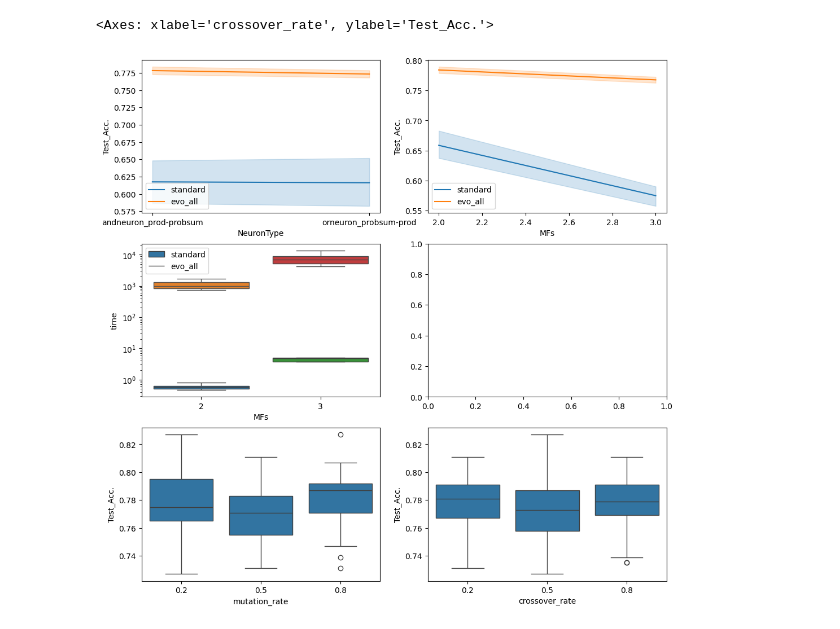
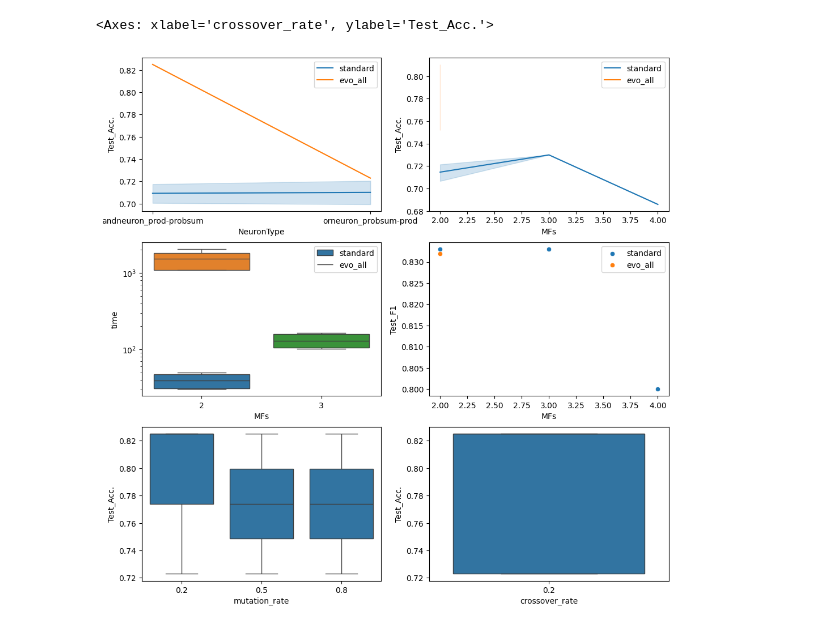
Before and after one commit to IDA-FBK/NeuroFuzzyProject, a Jupyter notebook: show_results.ipynb, the cells around one changed output. Cells and saved outputs as stored; diff of their text form; code cells hidden in the pictures.

Commit message:
spesis added

```diff
--- a/show_results.ipynb
+++ b/show_results.ipynb
@@ -3,10 +3,9 @@ import pandas as pd
 import numpy as np
 import seaborn as sns
 import matplotlib.pyplot as plt
+import os
 
-#load experiment
-dataset = "mammography"
+dataset = "sepsis"
 
-experiment_path_standard = "experiments/results/mamm01-standard"
-experiment_path_evo_all = "experiments/results/mamm01"
-# experiment_path_evo_partial = "./data/evo/evolve_partial_architecture/" + dataset
+experiment_path_standard = "experiments/results/sepsis/spesis_standard"
+experiment_path_evo_all = "experiments/results/sepsis/spesis_evo_fast_custom_fitness"
@@ -13,39 +28,47 @@ experiment_path_evo_all = "experiments/results/mamm01"
 # %%
 #load the data
 
-global_results_standard = pd.read_csv(experiment_path_standard + "/glob.csv")
-global_results_evo_all = pd.read_csv(experiment_path_evo_all + "/global_result_0.csv")
+global_results_standard = pd.read_csv(experiment_path_standard + "/global_result.csv")
+global_results_evo_all = pd.read_csv(experiment_path_evo_all + "/global_result.csv")
 # global_results_evo_partial = pd.read_csv(experiment_path_evo_partial + "/global_result.csv")
 
 
 #plot the results
 figure1, axs = plt.subplots(3, 2, figsize=(12, 12))
 sns.lineplot(data=global_results_standard, x="NeuronType", y="Test_Acc.", label="standard", ax=axs[0,0])
 sns.lineplot(data=global_results_evo_all, x="NeuronType", y="Test_Acc.", label="evo_all", ax=axs[0,0])
 
 sns.lineplot(data=global_results_standard, x="MFs", y="Test_Acc.", label="standard", ax=axs[0,1], markers="o")
 sns.lineplot(data=global_results_evo_all, x="MFs", y="Test_Acc.", label="evo_all", ax=axs[0,1], markers="o")
 # sns.lineplot(data=global_results_evo_partial, x="MFs", y="Test_Acc.", label="evo_partial", ax=axs[0,1], markers="o")
 
 
 sns.boxplot(data=global_results_standard[global_results_standard["MFs"]==2], x="MFs", y="time", ax=axs[1,0])
 sns.boxplot(data=global_results_evo_all[global_results_evo_all["MFs"]==2], x="MFs", y="time",  ax=axs[1,0])
 axs[1,0].legend(["standard", "evo_all"])
 axs[1,0].set_yscale("log")
 
 sns.boxplot(data=global_results_standard[global_results_standard["MFs"]==3], x="MFs", y="time", ax=axs[1,0])
 sns.boxplot(data=global_results_evo_all[global_results_evo_all["MFs"]==3], x="MFs", y="time",  ax=axs[1,0])
 axs[1,0].legend(["standard", "evo_all"])
 axs[1,0].set_yscale("log")
 
-# sns.boxplot(data=global_results_evo_partial, x="update_gene", y="Test_Acc.", ax=axs[1,1])
+
+#sns.boxplot(data=global_results_standard[global_results_standard["MFs"]==2], x="MFs", y="Test_F1", ax=axs[1,1])
+#sns.boxplot(data=global_results_evo_all[global_results_evo_all["MFs"]==2], x="MFs", y="Test_F1", ax=axs[1,1])
+
+#Get the best results on the validation set
+best_standard = global_results_standard.loc[global_results_standard.groupby("MFs")["Test_F1"].idxmax()]
+best_evo_all = global_results_evo_all.loc[global_results_evo_all.groupby("MFs")["Dev_F1"].idxmax()]
+sns.scatterplot(data=best_standard, x="MFs", y="Test_F1", label="standard", ax=axs[1,1], markers="o")
+sns.scatterplot(data=best_evo_all, x="MFs", y="Test_F1", label="evo_all", ax=axs[1,1], markers="o")
 
 
 sns.boxplot(data=global_results_evo_all, x="mutation_rate", y="Test_Acc.", ax=axs[2,0])
 
 
 
 sns.boxplot(data=global_results_evo_all, x="crossover_rate", y="Test_Acc.", ax=axs[2,1])
 # %% [output]
 <Axes: xlabel='crossover_rate', ylabel='Test_Acc.'>
-[figure, old version]
+[figure, new version]
```
Also changed, not shown: parts of 2 cells of this notebook, 7 other files.
